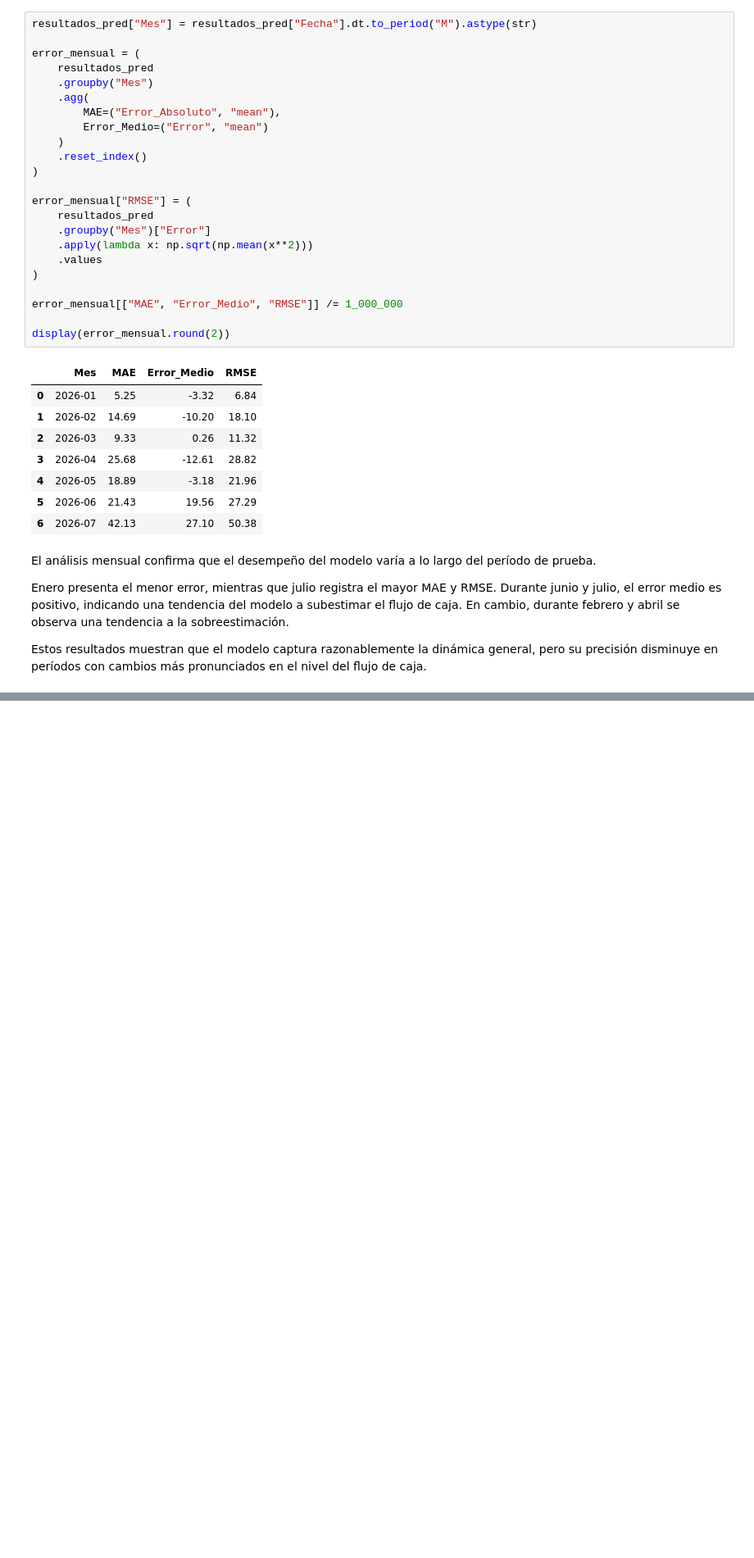
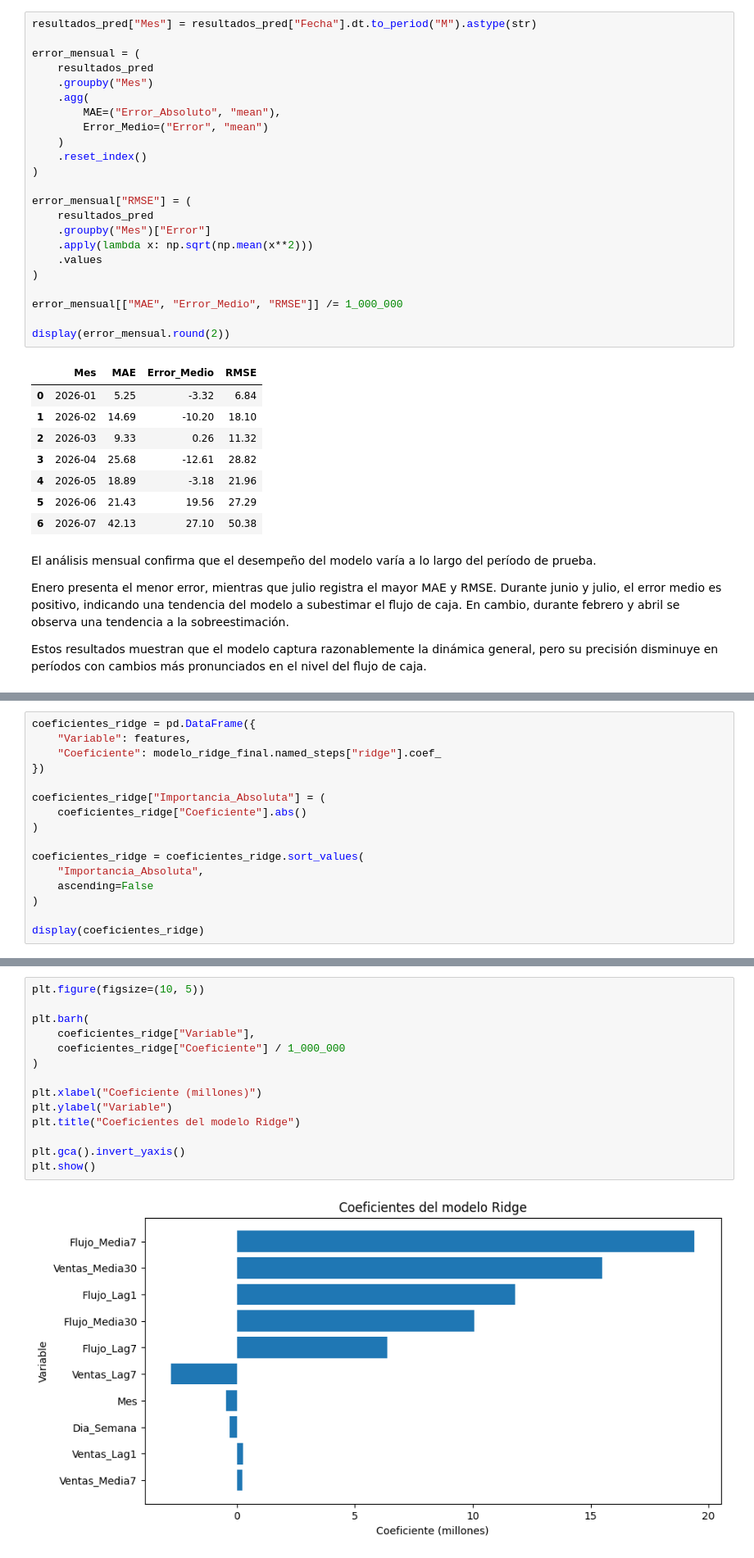
Before and after one commit to Vyena/ml_finance_teixeiradossantos, a Jupyter notebook: notebooks/Proyecto final/proyecto_flujo_caja.ipynb, the cells around one changed output, grey strips where cells are left out. Shown at 82% size. Saved outputs shown, nothing was run; the diff lists cells and outputs as text; blank space fills up the shorter version.

Commit message:
Analiza interpretabilidad del modelo Ridge

```diff
--- a/notebooks/Proyecto final/proyecto_flujo_caja.ipynb
+++ b/notebooks/Proyecto final/proyecto_flujo_caja.ipynb
@@ -1510,0 +1517,16 @@ Estos resultados muestran que el modelo captura razonablemente la dinámica gene
+# %%
+coeficientes_ridge = pd.DataFrame({
+    "Variable": features,
+    "Coeficiente": modelo_ridge_final.named_steps["ridge"].coef_
+})
+
+coeficientes_ridge["Importancia_Absoluta"] = (
+    coeficientes_ridge["Coeficiente"].abs()
+)
+
+coeficientes_ridge = coeficientes_ridge.sort_values(
+    "Importancia_Absoluta",
+    ascending=False
+)
+
+display(coeficientes_ridge)
@@ -1510,0 +1551,16 @@ Estos resultados muestran que el modelo captura razonablemente la dinámica gene
+# %%
+plt.figure(figsize=(10, 5))
+
+plt.barh(
+    coeficientes_ridge["Variable"],
+    coeficientes_ridge["Coeficiente"] / 1_000_000
+)
+
+plt.xlabel("Coeficiente (millones)")
+plt.ylabel("Variable")
+plt.title("Coeficientes del modelo Ridge")
+
+plt.gca().invert_yaxis()
+plt.show()
+# %% [output]
+[figure, added]
```
Also changed, not shown: parts of 5 cells of this notebook.
